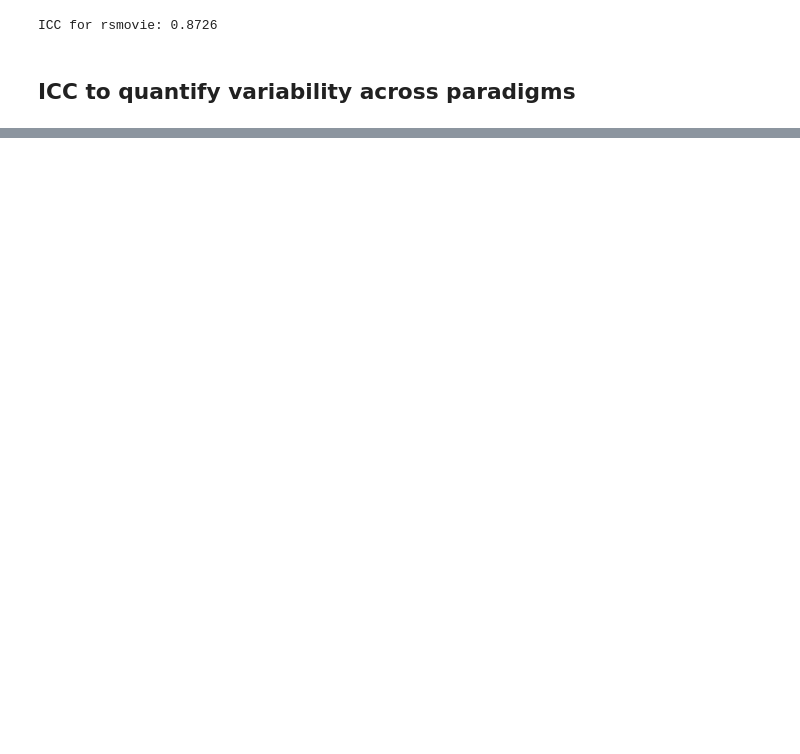
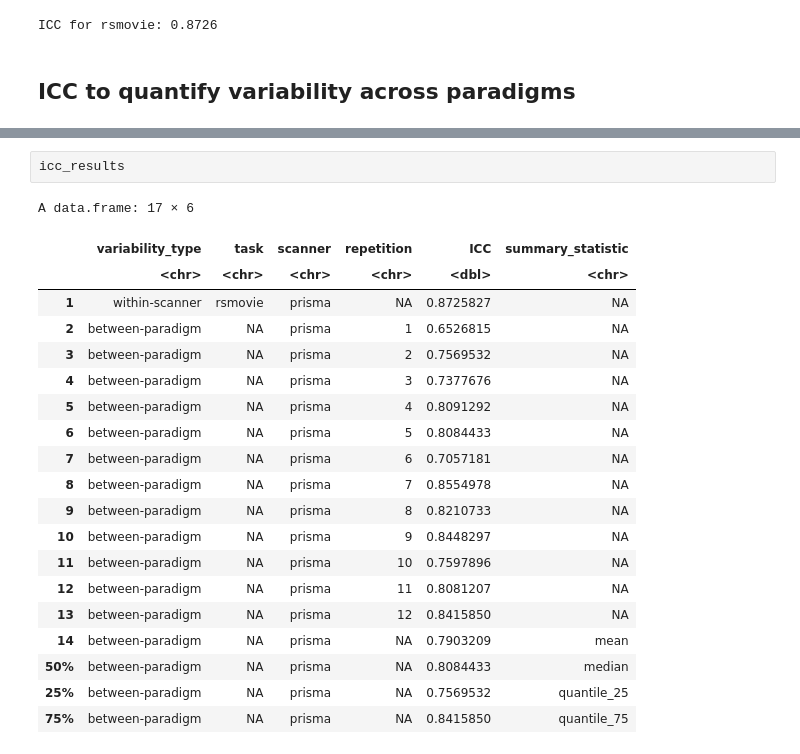
Before and after one commit to celprov/hcph-sops, a Jupyter notebook: docs/analysis/paradigm-influence-fc.ipynb, the cells around one changed output, grey strips where cells are left out. Drawn from its saved outputs; the diff is of its cells as text; blank space fills up the shorter version.

```diff
--- a/docs/analysis/paradigm-influence-fc.ipynb
+++ b/docs/analysis/paradigm-influence-fc.ipynb
@@ -412,0 +419,23 @@ Quantiles (25%, median, 75%): 0.7150859 0.7585511 0.8213683
+# %%
+icc_results
+# %% [output]
+A data.frame: 17 × 6
+|  | variability_type | task | scanner | repetition | ICC | summary_statistic |
+|  | <chr> | <chr> | <chr> | <chr> | <dbl> | <chr> |
+| 1 | within-scanner | rsmovie | prisma | NA | 0.8725827 | NA |
+| 2 | between-paradigm | NA | prisma | 1 | 0.6526815 | NA |
+| 3 | between-paradigm | NA | prisma | 2 | 0.7569532 | NA |
+| 4 | between-paradigm | NA | prisma | 3 | 0.7377676 | NA |
+| 5 | between-paradigm | NA | prisma | 4 | 0.8091292 | NA |
+| 6 | between-paradigm | NA | prisma | 5 | 0.8084433 | NA |
+| 7 | between-paradigm | NA | prisma | 6 | 0.7057181 | NA |
+| 8 | between-paradigm | NA | prisma | 7 | 0.8554978 | NA |
+| 9 | between-paradigm | NA | prisma | 8 | 0.8210733 | NA |
+| 10 | between-paradigm | NA | prisma | 9 | 0.8448297 | NA |
+| 11 | between-paradigm | NA | prisma | 10 | 0.7597896 | NA |
+| 12 | between-paradigm | NA | prisma | 11 | 0.8081207 | NA |
+| 13 | between-paradigm | NA | prisma | 12 | 0.8415850 | NA |
+| 14 | between-paradigm | NA | prisma | NA | 0.7903209 | mean |
+| 50% | between-paradigm | NA | prisma | NA | 0.8084433 | median |
+| 25% | between-paradigm | NA | prisma | NA | 0.7569532 | quantile_25 |
+| 75% | between-paradigm | NA | prisma | NA | 0.8415850 | quantile_75 |
```
Also changed, not shown: parts of 7 cells of this notebook, 2 other files.
